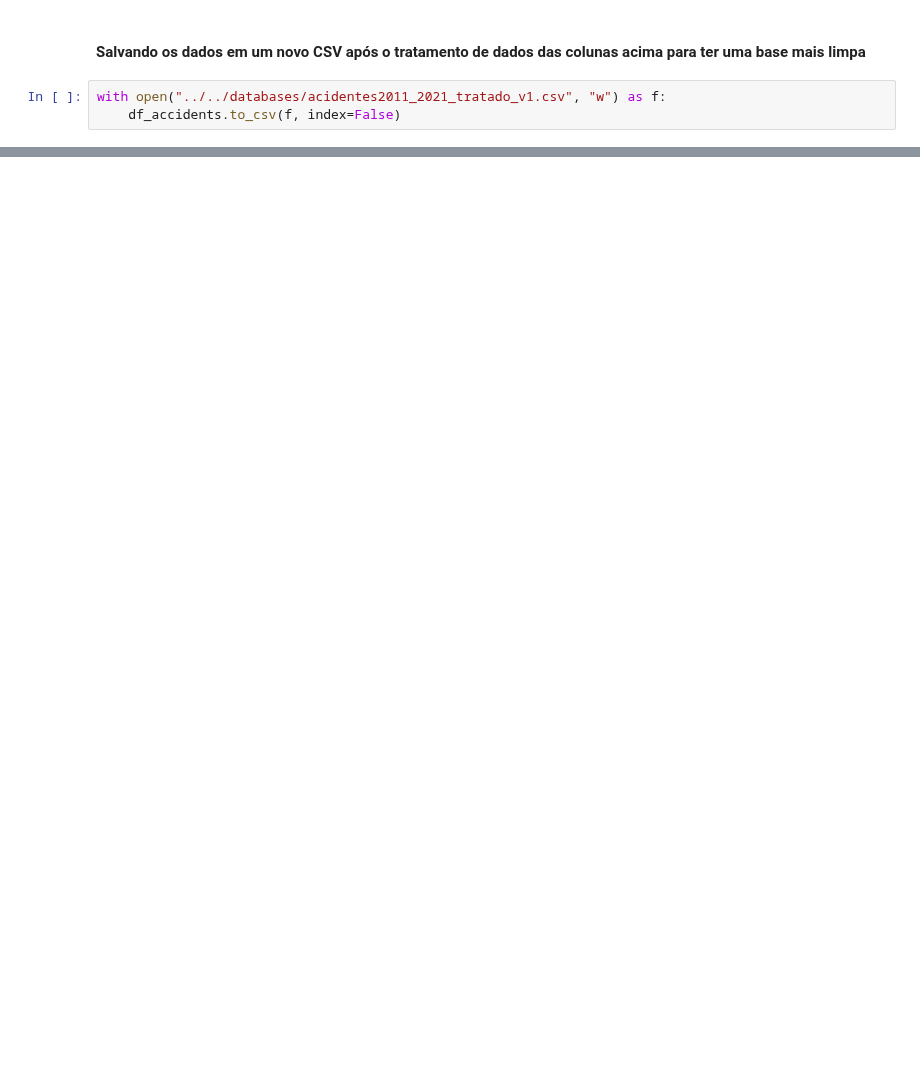
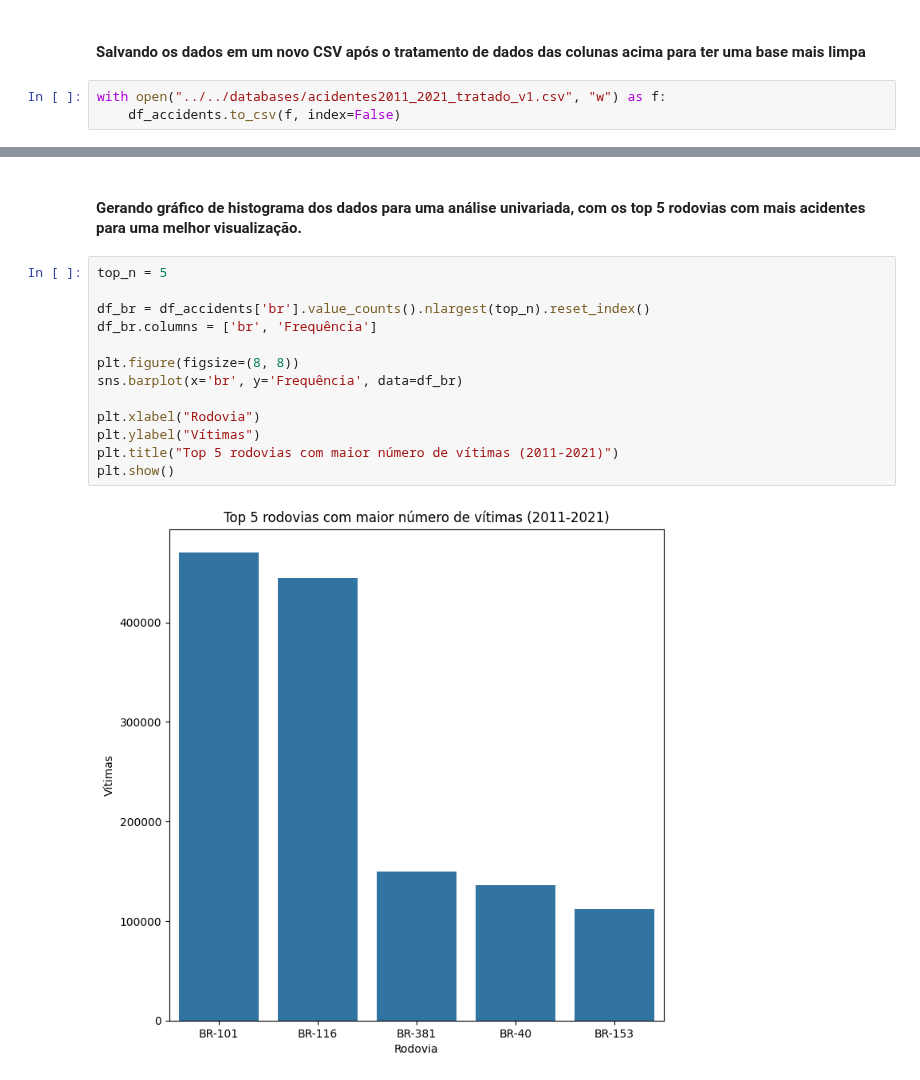
Before and after one commit to evidal1990/coderhouse_datascience, a Jupyter notebook: src/analysis/file_analysis_br.ipynb, the cells around one changed output, grey strips where cells are left out. Cells and saved outputs as stored; diff of their text form; blank space fills up the shorter version.

```diff
--- a/src/analysis/file_analysis_br.ipynb
+++ b/src/analysis/file_analysis_br.ipynb
@@ -110,0 +105,17 @@ with open("../../databases/acidentes2011_2021_tratado_v1.csv", "w") as f:
+# %% [markdown]
+#### Gerando gráfico de histograma dos dados para uma análise univariada, com os top 5 rodovias com mais acidentes para uma melhor visualização.
+# %%
+top_n = 5
+
+df_br = df_accidents['br'].value_counts().nlargest(top_n).reset_index()
+df_br.columns = ['br', 'Frequência']
+
+plt.figure(figsize=(8, 8))
+sns.barplot(x='br', y='Frequência', data=df_br)
+
+plt.xlabel("Rodovia")
+plt.ylabel("Vítimas")
+plt.title("Top 5 rodovias com maior número de vítimas (2011-2021)")
+plt.show()
+# %% [output]
+[figure, added]
```
Also changed, not shown: parts of 14 cells of this notebook, 1 other file.
